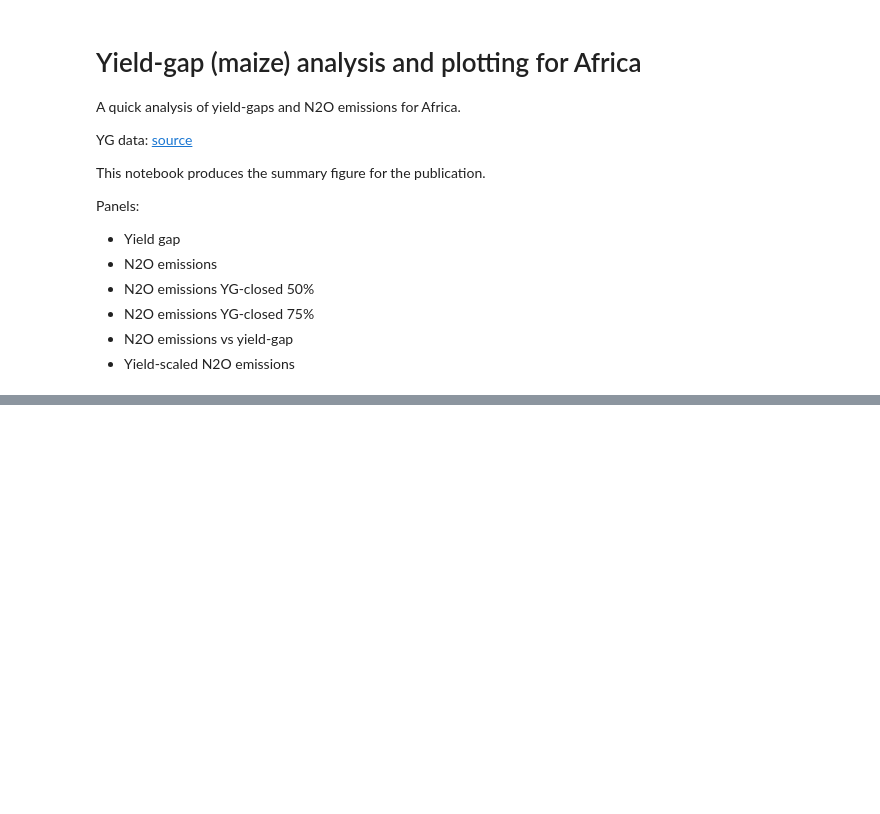
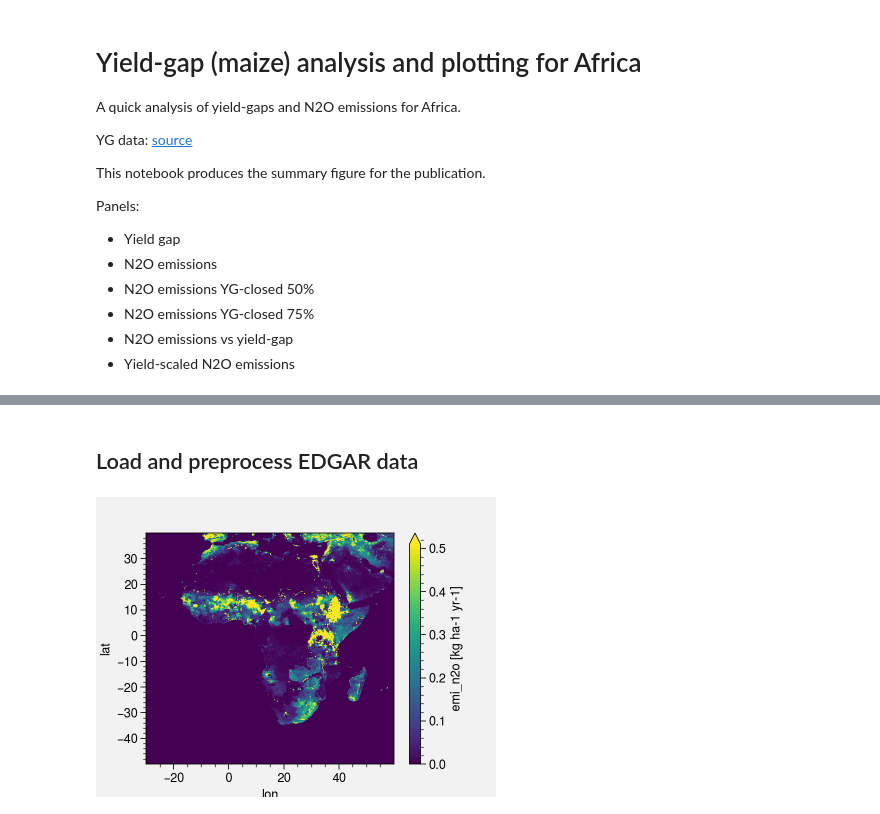
Before and after one commit to cwerner/yieldgap-analysis-africa, a Jupyter notebook: plotting.ipynb, the cells around one changed output, grey strips where cells are left out. Saved outputs shown, nothing was run; the diff lists cells and outputs as text; code cells hidden in the pictures; blank space fills up the shorter version.

```diff
--- a/plotting.ipynb
+++ b/plotting.ipynb
@@ -328,0 +53,46 @@ Coordinates:
+# %%
+# TODO - swap with new formula
+def yieldgap2emis(ygap, ypot, y0=0, a=0.946, b=-0.554, rate=None):
+    eps = 10e-8
+    if rate:
+        return xr.where(ygap < (rate*ypot), y0 + a*np.power((1-rate)*ypot, b),
+                                            y0 + a*np.power(ygap+eps, b))
+    else:
+        return y0 + a*np.power(ygap, b)
+# %%
+ds["n2o_50p"] = yieldgap2emis(ds.ygapm, ds.ypotm, rate=0.5) * multipl
+ds["n2o_75p"] = yieldgap2emis(ds.ygapm, ds.ypotm, rate=0.75) * multipl
+ds["n2o_100p"] = yieldgap2emis(ds.ygapm, ds.ypotm, rate=1) * multipl
+ds["n2o"] = yieldgap2emis(ds.ygapm, ds.ypotm, rate=0) * multipl
+# %%
+# limit
+for v in ["n2o", "n2o_50p", "n2o_75p", "n2o_100p"]:
+    ds[v] = ds[v].where(ds.ygapm > 10e-8)
+# %% [markdown]
+## Load and preprocess EDGAR data
+# %%
+def preprocess_edgar_nc(da, convert_n2o_units=True):
+    if convert_n2o_units:
+        if da.units == 'kg m-2 s-1':
+            # scale units and convert from N2O to N2O-N
+            da = da * 3600 * 24 * 365 * 10000 * (28/44)
+            da.attrs['units'] = 'kg ha-1 yr-1'
+        else:
+            print('unexpected unit - no conversion')
+
+    # also shift dataset from 0...360 longitude to -180...180
+    da = da.assign_coords(lon=(((da.lon + 180) % 360) - 180)).sortby('lon')
+    # make sure we have clean 2 digit lons
+    da = da.assign_coords(lon=da.lon.round(2))
+    da['lon'].attrs['long_name'] = 'longitude [degrees_east]'
+    return da
+# %%
+with xr.open_dataset(data_path / "v50_N2O_2015_AGS.0.1x0.1.nc") as ds2:
+    ds2 = preprocess_edgar_nc(ds2.emi_n2o)
+    ds2 = ds2.sel(lat=slice(-50, 40), lon=slice(-30,60))
+
+    #interpolate into the higher resolution grid
+    ds2 = ds2.interp(lat=ds.lat, lon=ds.lon)
+    ds2.plot(figsize=(4,3), robust=True);
+# %% [output]
+[figure, added]
```
Also changed, not shown: parts of 36 cells of this notebook.
